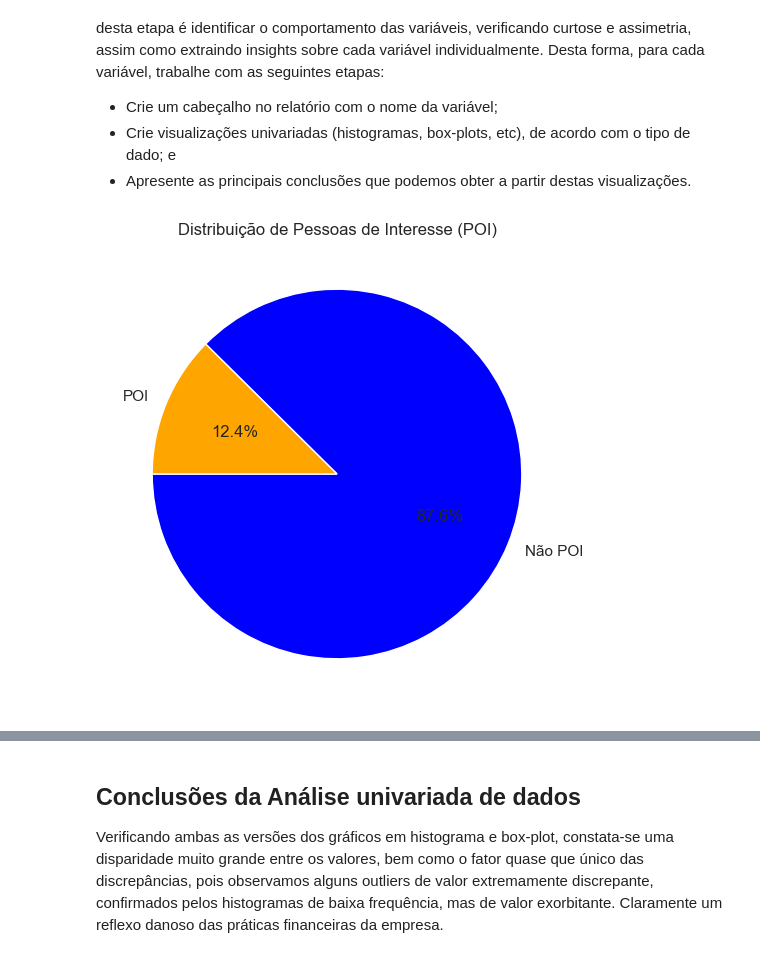
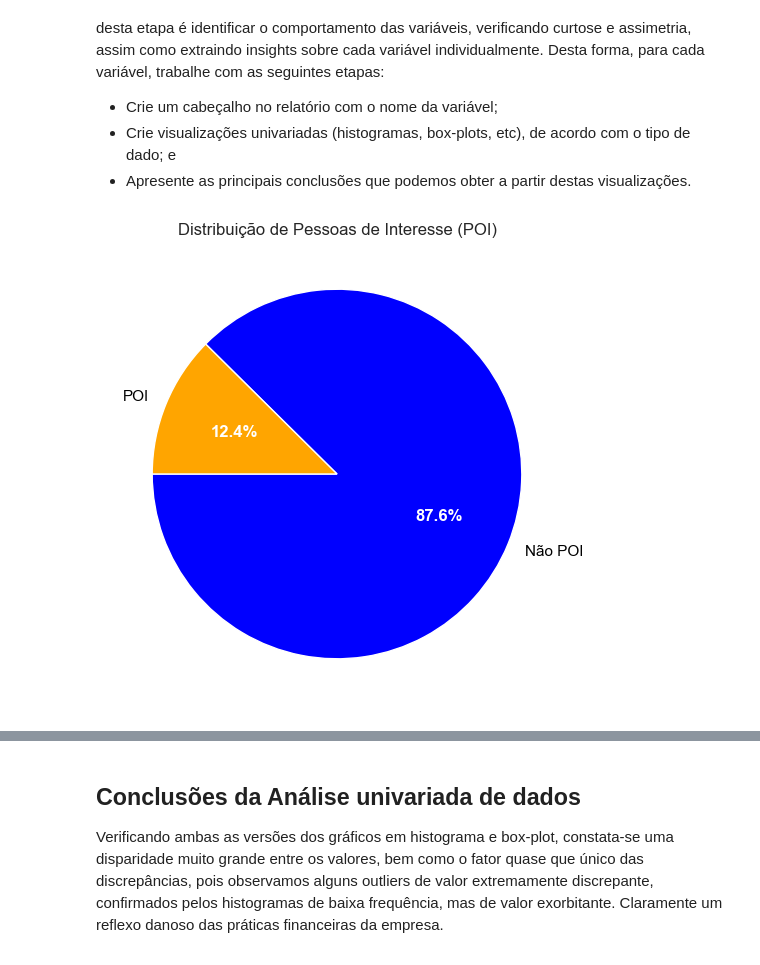
Before and after one commit to GhortheBrute/Preparacao-e-Analise-Exploratoria-de-Dados, a Jupyter notebook: Atividade Prática/Jesus Wildes - AED - ATP (Etapa 3).ipynb, the cells around one changed output, grey strips where cells are left out. Saved outputs shown, nothing was run; the diff lists cells and outputs as text; code cells hidden in the pictures.

```diff
--- a/Atividade Prática/Jesus Wildes - AED - ATP (Etapa 3).ipynb
+++ b/Atividade Prática/Jesus Wildes - AED - ATP (Etapa 3).ipynb
@@ -32,7 +32,7 @@ from IPython.display import Markdown, display
 import matplotlib.ticker as ticker
 
 # Configurando um tema para o Seaborn
-sns.set_theme(palette='dark')
+sns.set_theme(palette='colorblind')
 # %% [markdown]
 # Carregamento de dados
 
@@ -251,14 +251,22 @@ formatter = ticker.FuncFormatter(formatar_valores)
 # %%
 contagem_poi = df['poi'].value_counts()
 
 rótulos = ['Não POI', 'POI']
 
-plt.figure(figsize=(10, 6))
-plt.pie(contagem_poi, labels=rótulos, autopct='%1.1f%%', startangle=900, colors=['blue', 'orange'])
+fig, ax = plt.subplots(figsize=(10, 6))
+wedged, texts, autotexts = ax.pie(contagem_poi, labels=rótulos, autopct='%1.1f%%', startangle=900, colors=['blue', 'orange'])
+
+for text in texts:
+    text.set_color('black')
+
+for autotext in autotexts:
+    autotext.set_color('white')
+    autotext.set_fontweight('bold')
+
 plt.title('Distribuição de Pessoas de Interesse (POI)')
 plt.show()
 # %% [output]
-[figure, old version]
+[figure, new version]
 # %%
 # Importando o módulo de formatação de números do matplotlib para exibir os valores em milhões
 
```
Also changed, not shown: parts of 64 cells of this notebook.
